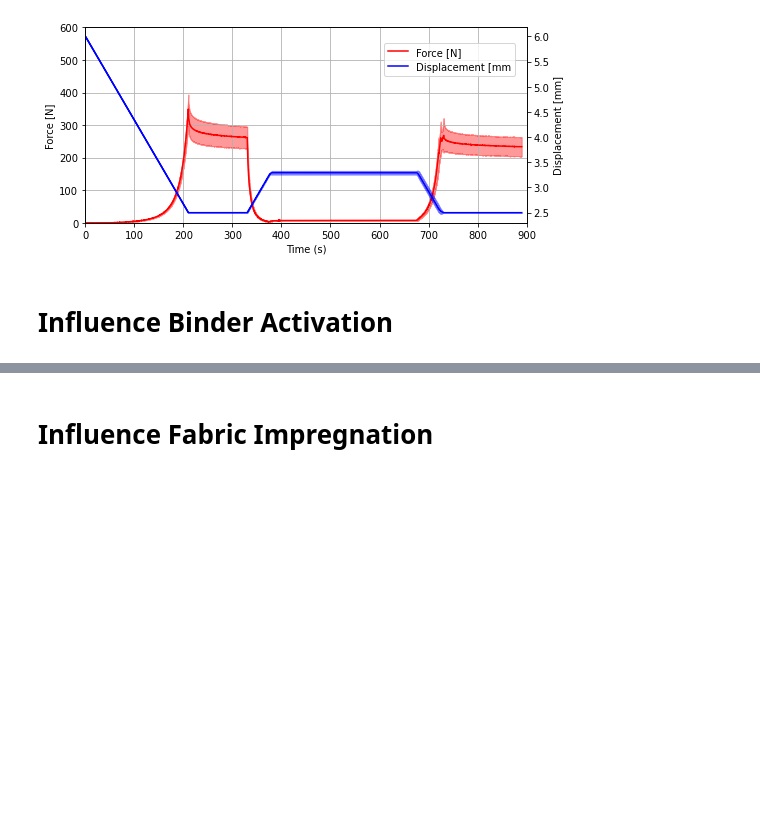
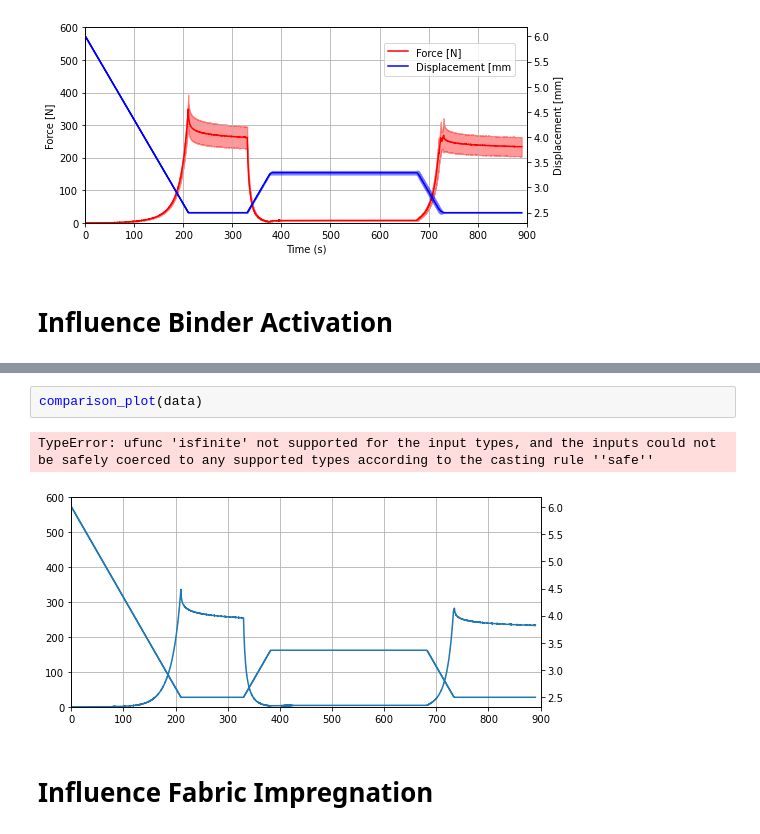
Before and after one commit to PortelaRenan/CompactionTest, a Jupyter notebook: UD-NCF Compression Test.ipynb, the cells around one changed output, grey strips where cells are left out. Drawn from its saved outputs; the diff is of its cells as text; blank space fills up the shorter version.

```diff
--- a/UD-NCF Compression Test.ipynb
+++ b/UD-NCF Compression Test.ipynb
@@ -186,3 +223,8 @@ CF_0_45_4_100cst_AT = plot_statistical_analysis(CF_0_45_4_100cst_AT)
+# %%
+comparison_plot(data)
+# %% [output]
+TypeError: ufunc 'isfinite' not supported for the input types, and the inputs could not be safely coerced to any supported types according to the casting rule ''safe''
+[figure, added]
 # %% [markdown]
 # Influence Fabric Impregnation
 # %% [markdown]
```
Also changed, not shown: parts of 5 cells of this notebook, 1 other file.
